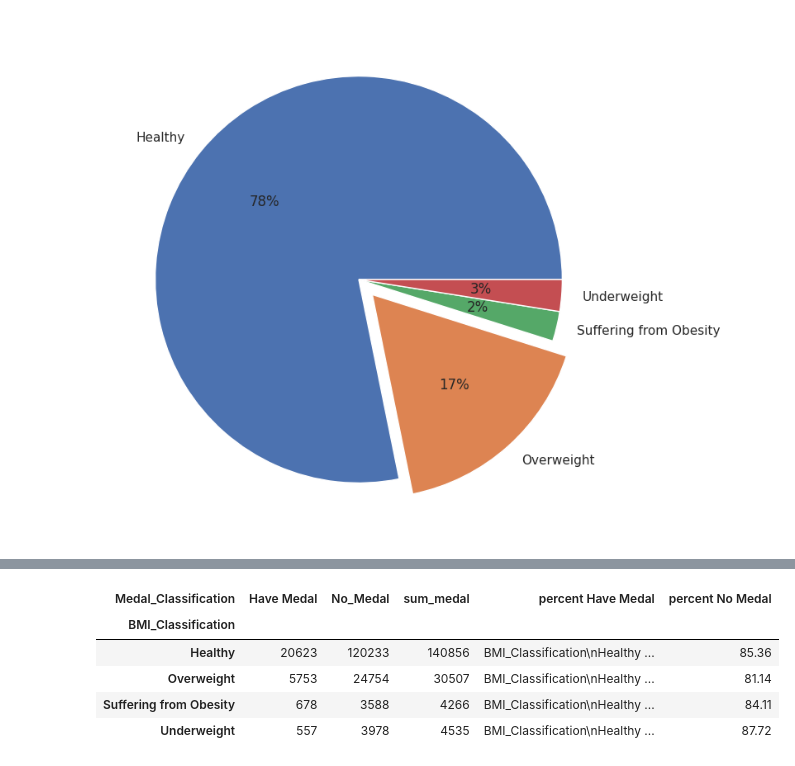
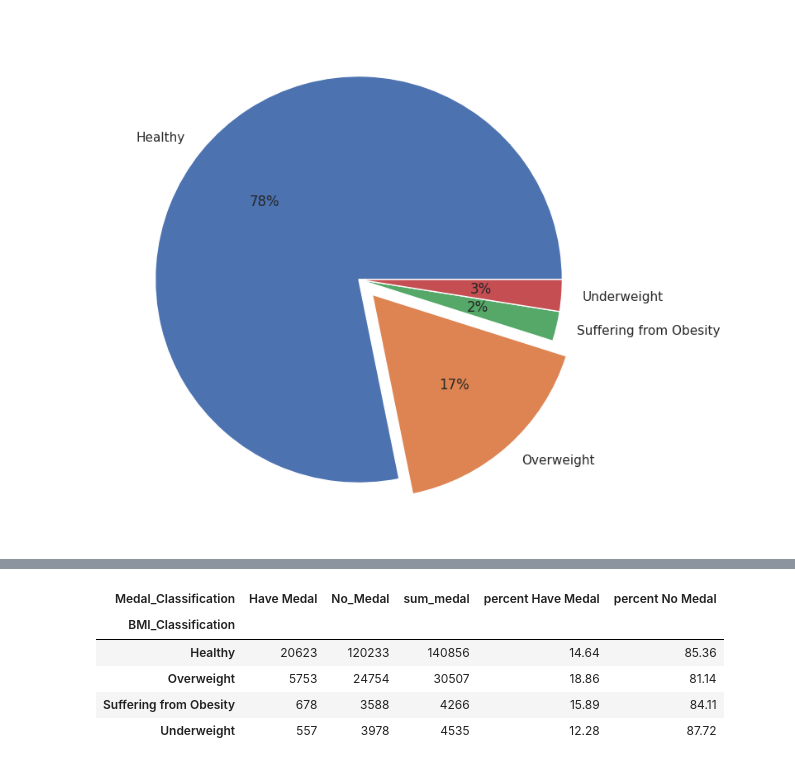
Before and after one commit to tvphu213/proj-1, a Jupyter notebook: analysis.ipynb, the cells around one changed output, grey strips where cells are left out. Drawn from its saved outputs; the diff is of its cells as text; code cells hidden in the pictures.

```diff
--- a/analysis.ipynb
+++ b/analysis.ipynb
@@ -280,3 +280,6 @@ plt.pie(bmi_data.total_person, labels=bmi_data.BMI_Classification, colors=palett
 plt.show()
 # %% [output]
 [figure]
+# %%
+count_by_bmi_medal = bmi_insight_df.groupby(['BMI_Classification','Medal_Classification']).agg(count=('ID','count')).reset_index()
+count_by_bmi_medal
@@ -282,0 +296,3 @@ plt.show()
+# %%
+count_by_bmi_medal_transpose = count_by_bmi_medal.pivot(index='BMI_Classification', columns='Medal_Classification', values='count')
+count_by_bmi_medal_transpose
@@ -283,15 +306,13 @@ plt.show()
 # %%
-bmi_1 = bmi_insight_df.groupby(['BMI_Classification','Medal_Classification']).agg(count=('ID','count')).reset_index()
-bmi_2 = bmi_1.pivot(index='BMI_Classification', columns='Medal_Classification', values='count')
-bmi_2['sum_medal'] = (bmi_2['Have Medal'] + bmi_2['No_Medal'])
-bmi_2['percent Have Medal'] = (round(100* bmi_2['Have Medal'] / bmi_2['sum_medal'],2))
-bmi_2['percent No Medal'] = (round(100* bmi_2['No_Medal'] / bmi_2['sum_medal'],2))
-bmi_2
+count_by_bmi_medal_transpose['sum_medal'] = (count_by_bmi_medal_transpose['Have Medal'] + count_by_bmi_medal_transpose['No_Medal'])
+count_by_bmi_medal_transpose['percent Have Medal'] = (round(100* count_by_bmi_medal_transpose['Have Medal'] / count_by_bmi_medal_transpose['sum_medal'],2))
+count_by_bmi_medal_transpose['percent No Medal'] = (round(100* count_by_bmi_medal_transpose['No_Medal'] / count_by_bmi_medal_transpose['sum_medal'],2))
+count_by_bmi_medal_transpose
 # %% [output]
 | Medal_Classification | Have Medal | No_Medal | sum_medal | percent Have Medal | percent No Medal |
 | BMI_Classification |  |  |  |  |  |
-| Healthy | 20623 | 120233 | 140856 | BMI_Classification\nHealthy ... | 85.36 |
-| Overweight | 5753 | 24754 | 30507 | BMI_Classification\nHealthy ... | 81.14 |
-| Suffering from Obesity | 678 | 3588 | 4266 | BMI_Classification\nHealthy ... | 84.11 |
-| Underweight | 557 | 3978 | 4535 | BMI_Classification\nHealthy ... | 87.72 |
+| Healthy | 20623 | 120233 | 140856 | 14.64 | 85.36 |
+| Overweight | 5753 | 24754 | 30507 | 18.86 | 81.14 |
+| Suffering from Obesity | 678 | 3588 | 4266 | 15.89 | 84.11 |
+| Underweight | 557 | 3978 | 4535 | 12.28 | 87.72 |
 # %%
```
Also changed, not shown: parts of 4 cells of this notebook.
